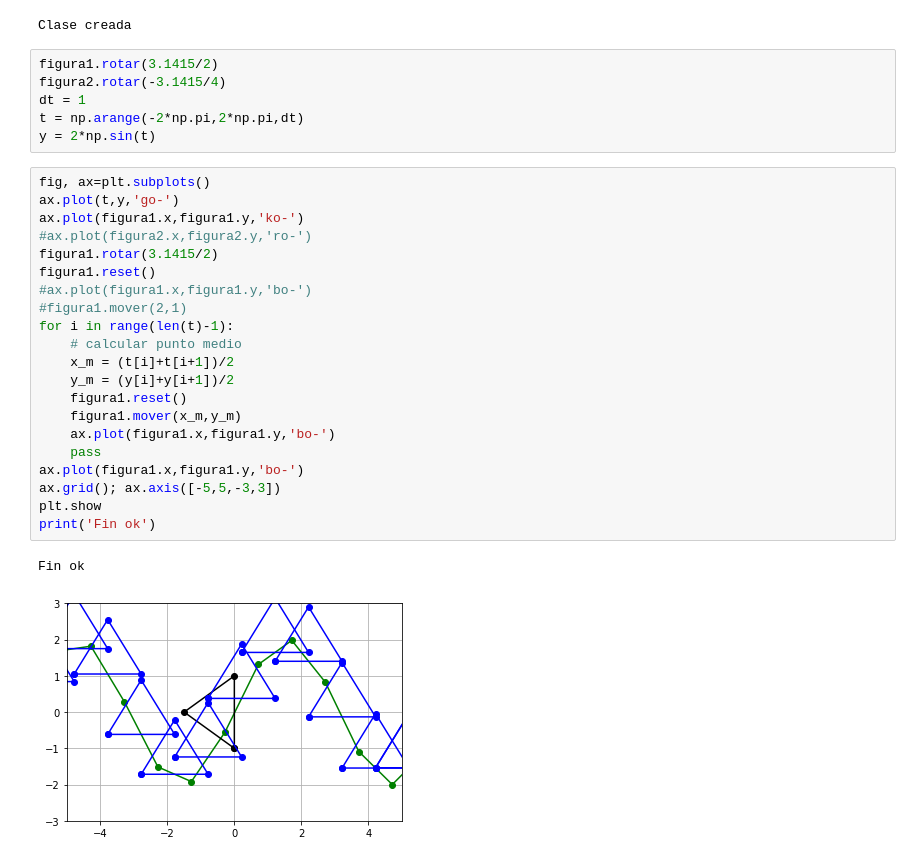
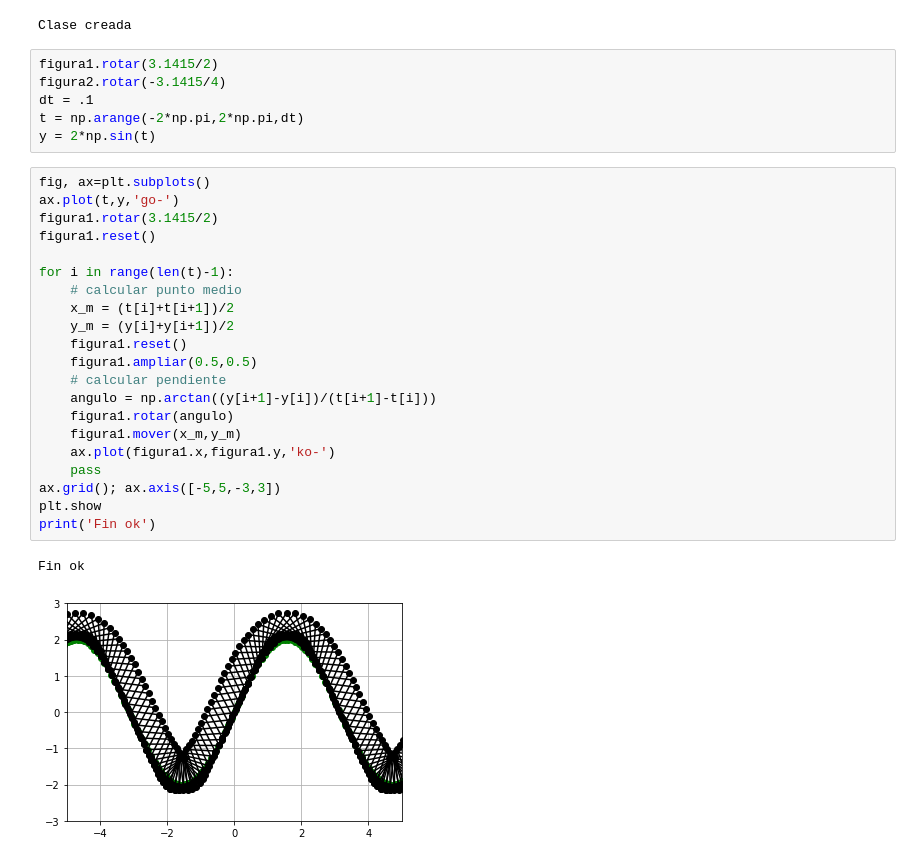
Before and after one commit to programacion-2-2019-1/Prueba-1, a Jupyter notebook: Funciones/clases_mayo28.ipynb, the cells around one changed output. Saved outputs shown, nothing was run; the diff lists cells and outputs as text.

```diff
--- a/Funciones/clases_mayo28.ipynb
+++ b/Funciones/clases_mayo28.ipynb
@@ -17,30 +17,30 @@ Clase creada
 # %%
 figura1.rotar(3.1415/2)
 figura2.rotar(-3.1415/4)
-dt = 1
+dt = .1
 t = np.arange(-2*np.pi,2*np.pi,dt)
 y = 2*np.sin(t)
 # %%
 fig, ax=plt.subplots()
 ax.plot(t,y,'go-')
-ax.plot(figura1.x,figura1.y,'ko-')
-#ax.plot(figura2.x,figura2.y,'ro-')
 figura1.rotar(3.1415/2)
 figura1.reset()
-#ax.plot(figura1.x,figura1.y,'bo-')
-#figura1.mover(2,1)
+
 for i in range(len(t)-1):
     # calcular punto medio
     x_m = (t[i]+t[i+1])/2
     y_m = (y[i]+y[i+1])/2
     figura1.reset()
+    figura1.ampliar(0.5,0.5)
+    # calcular pendiente
+    angulo = np.arctan((y[i+1]-y[i])/(t[i+1]-t[i]))
+    figura1.rotar(angulo)
     figura1.mover(x_m,y_m)
-    ax.plot(figura1.x,figura1.y,'bo-')
+    ax.plot(figura1.x,figura1.y,'ko-')
     pass
-ax.plot(figura1.x,figura1.y,'bo-')
 ax.grid(); ax.axis([-5,5,-3,3])
 plt.show
 print('Fin ok')
 # %% [output]
 Fin ok
-[figure, old version]
+[figure, new version]
```
Also changed, not shown: 1 other file.
